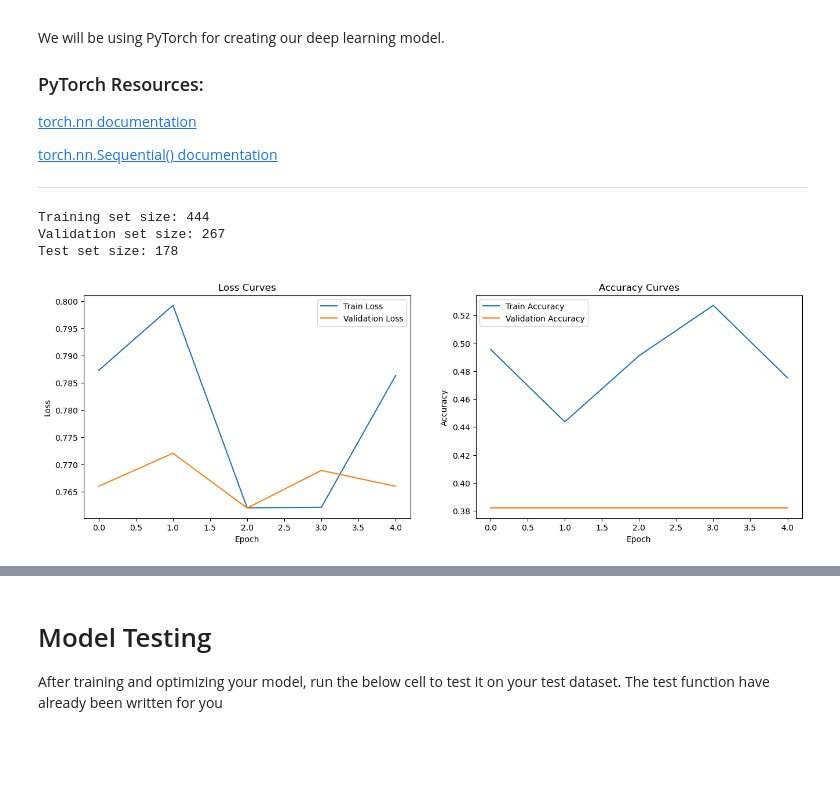
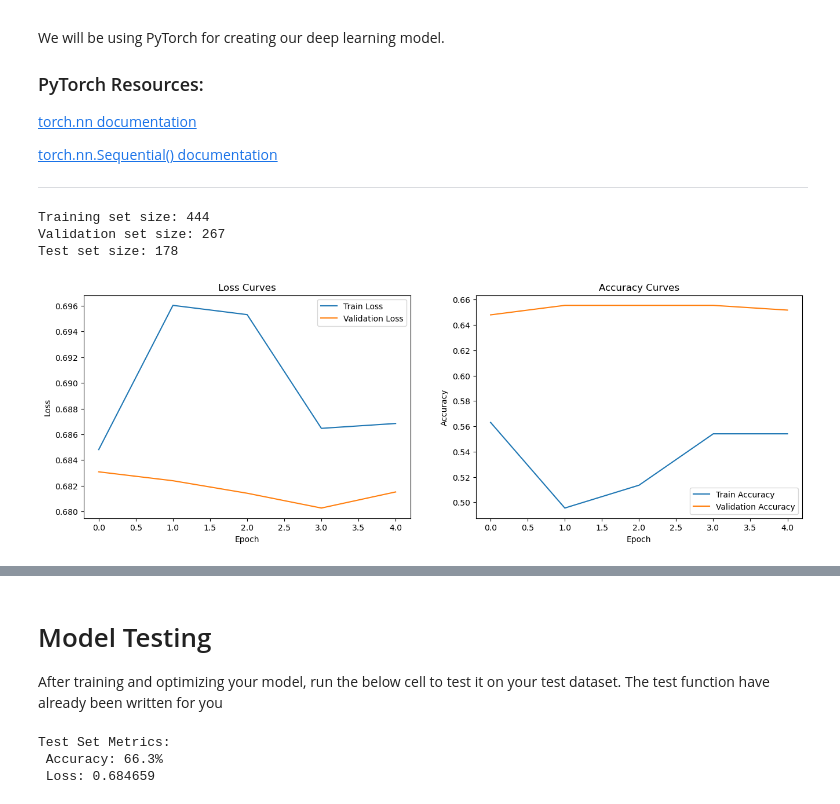
Before and after one commit to jasminetedjo/MDST-Tutorial, a Jupyter notebook: Optional-Challenges/DL/titanic.ipynb, the cells around one changed output, grey strips where cells are left out. Drawn from its saved outputs; the diff is of its cells as text; code cells hidden in the pictures; blank space fills up the shorter version.

```diff
--- a/Optional-Challenges/DL/titanic.ipynb
+++ b/Optional-Challenges/DL/titanic.ipynb
@@ -261,7 +261,7 @@ class TitanicNN(nn.Module):
         x = self.dropout(x)
         x = torch.relu(self.fc2(x))
         x = self.dropout(x)
-
+        x = self.fc3(x)
         x = self.sigmoid(x)
         return x
         ### ------------------------------------------------END TODO 3/4
@@ -385,31 +385,31 @@ for t in range(epochs):
 def plot_train_curves(train_losses: list[float], val_losses: list[float], train_accuracies: list[float], val_accuracies: list[float]) -> None:
     plt.figure(figsize=(16, 5))
 
     plt.subplot(1, 2, 1)
     plt.plot(train_losses, label="Train Loss")
     plt.plot(val_losses, label="Validation Loss")
     plt.xlabel('Epoch')
     plt.ylabel('Loss')
     plt.title('Loss Curves')
     plt.legend()
 
     plt.subplot(1, 2, 2)
     plt.plot(train_accuracies, label="Train Accuracy")
     plt.plot(val_accuracies, label="Validation Accuracy")
     plt.xlabel('Epoch')
     plt.ylabel('Accuracy')
     plt.title('Accuracy Curves')
     plt.legend()
     plt.show()
 
     print(f'Train Loss: {train_losses[-1]:.4f}')
     print(f'Validation Loss: {val_losses[-1]:.4f}')
     print(f'Train Accuracy: {train_accuracies[-1]:.4f}')
     print(f'Validation Accuracy: {val_accuracies[-1]:.4f}')
 
 plot_train_curves(train_losses, val_losses, train_accuracies, val_accuracies)
 # %% [output]
 Training set size: 444
 Validation set size: 267
 Test set size: 178
-[figure, old version]
+[figure, new version]
@@ -446,3 +446,7 @@ def test(test_loader, model, loss_function):
 test_dataset = TensorDataset(X_test, y_test)
 test_loader = DataLoader(test_dataset, batch_size=y_test.shape[0], shuffle=True)
 test(test_loader, model, loss_function)
+# %% [output]
+Test Set Metrics:
+ Accuracy: 66.3%
+ Loss: 0.684659
```
Also changed, not shown: parts of 1 cell of this notebook.
